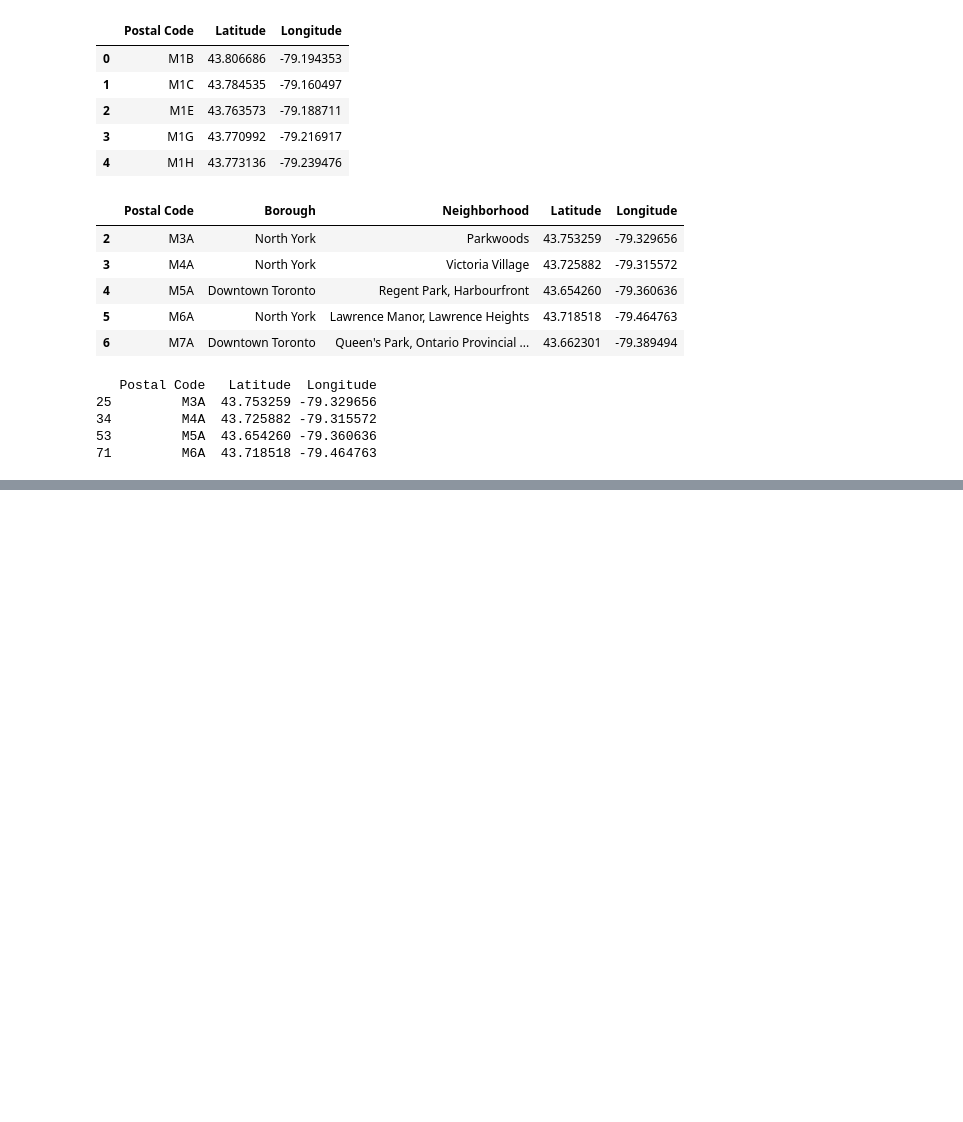
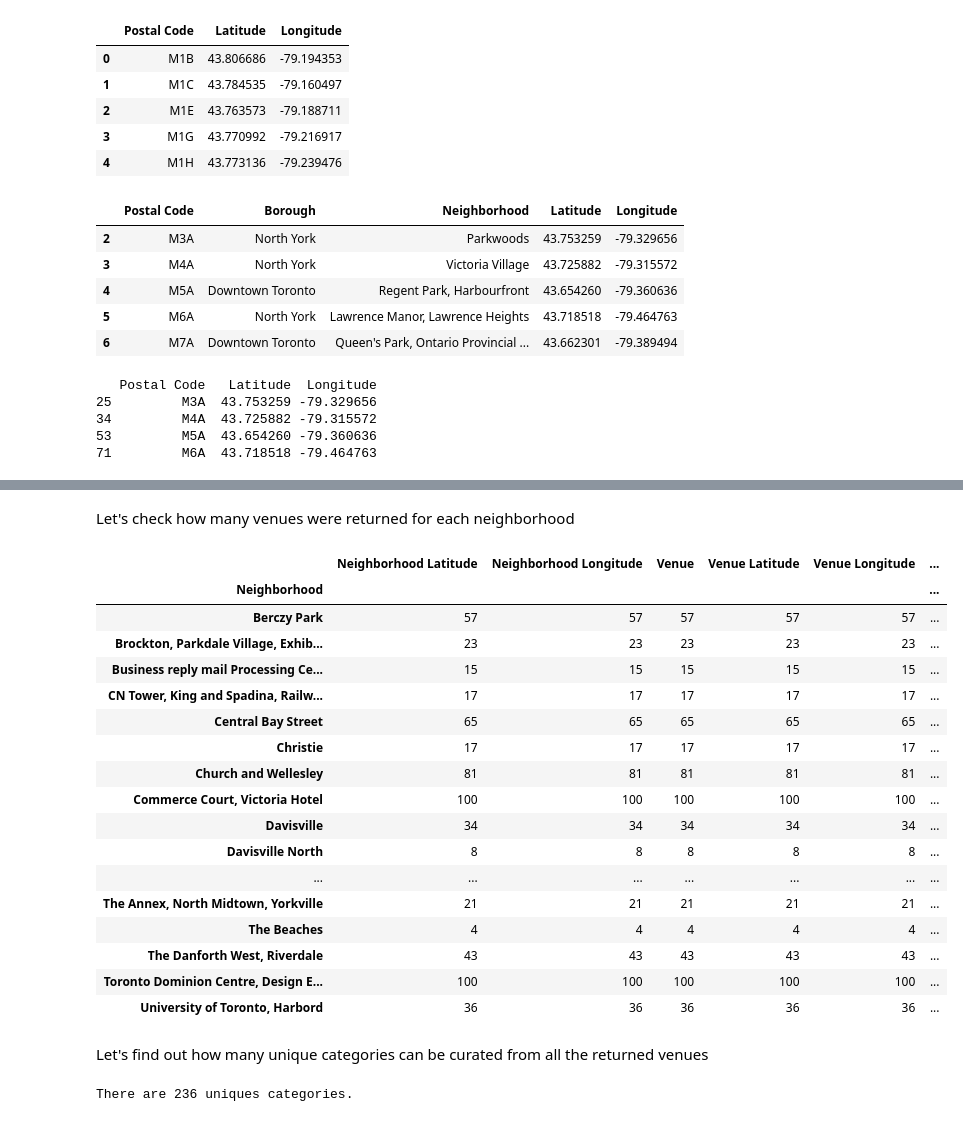
Before and after one commit to aminathshausan/Coursera_Capstone, a Jupyter notebook: Week 3: Neighborhoods in Tronto.ipynb, the cells around one changed output, grey strips where cells are left out. Drawn from its saved outputs; the diff is of its cells as text; code cells hidden in the pictures; blank space fills up the shorter version.

```diff
--- a/Week 3: Neighborhoods in Tronto.ipynb
+++ b/Week 3: Neighborhoods in Tronto.ipynb
@@ -98,0 +175,31 @@ print(loc_df.loc[loc_df['Postal Code'].isin(['M3A','M4A', 'M5A','M6A'])])
+# %%
+#This code did not work for me. So I used the above measurements given by Google
+#address = 'Tronto, Canada'
+
+#geolocator = Nominatim(user_agent="ny_explorer")
+#location = geolocator.geocode(address)
+#latitude = location.latitude
+#longitude = location.longitude
+#print('The geograpical coordinate of Toronto are {}, {}.'.format(latitude, longitude))
+#location
+
+latitude = 43.6532
+longitude= -79.3832
+# %%
+# create map of Toronto using latitude and longitude values above:
+map_toronto = folium.Map(location=[latitude, longitude], zoom_start=11)
+
+# add markers to map
+for lat, lng, label in zip(toronto_df['Latitude'], toronto_df['Longitude'], toronto_df['Neighborhood']):
+    label = folium.Popup(label, parse_html=True)
+    folium.CircleMarker(
+        [lat, lng],
+        radius=5,
+        popup=label,
+        color='blue',
+        fill=True,
+        fill_color='#3186cc',
+        fill_opacity=0.7,
+        parse_html=False).add_to(map_toronto)
+
+map_toronto
@@ -98,0 +264,9 @@ print(loc_df.loc[loc_df['Postal Code'].isin(['M3A','M4A', 'M5A','M6A'])])
+# %%
+# the function
+
+LIMIT = 100 # limit of number of venues returned by Foursquare API
+radius = 500 # define radius
+toronto_venues = getNearbyVenues(names=toronto_df['Neighborhood'],
+                                   latitudes=toronto_df['Latitude'],
+                                   longitudes=toronto_df['Longitude']
+                                  )
@@ -98,0 +304,29 @@ print(loc_df.loc[loc_df['Postal Code'].isin(['M3A','M4A', 'M5A','M6A'])])
+# %% [markdown]
+Let's check how many venues were returned for each neighborhood
+# %%
+toronto_venues.groupby('Neighborhood').count()
+# %% [output]
+|  | Neighborhood Latitude | Neighborhood Longitude | Venue | Venue Latitude | Venue Longitude | ... |
+| Neighborhood |  |  |  |  |  | ... |
+| Berczy Park | 57 | 57 | 57 | 57 | 57 | ... |
+| Brockton, Parkdale Village, Exhib... | 23 | 23 | 23 | 23 | 23 | ... |
+| Business reply mail Processing Ce... | 15 | 15 | 15 | 15 | 15 | ... |
+| CN Tower, King and Spadina, Railw... | 17 | 17 | 17 | 17 | 17 | ... |
+| Central Bay Street | 65 | 65 | 65 | 65 | 65 | ... |
+| Christie | 17 | 17 | 17 | 17 | 17 | ... |
+| Church and Wellesley | 81 | 81 | 81 | 81 | 81 | ... |
+| Commerce Court, Victoria Hotel | 100 | 100 | 100 | 100 | 100 | ... |
+| Davisville | 34 | 34 | 34 | 34 | 34 | ... |
+| Davisville North | 8 | 8 | 8 | 8 | 8 | ... |
+| ... | ... | ... | ... | ... | ... | ... |
+| The Annex, North Midtown, Yorkville | 21 | 21 | 21 | 21 | 21 | ... |
+| The Beaches | 4 | 4 | 4 | 4 | 4 | ... |
+| The Danforth West, Riverdale | 43 | 43 | 43 | 43 | 43 | ... |
+| Toronto Dominion Centre, Design E... | 100 | 100 | 100 | 100 | 100 | ... |
+| University of Toronto, Harbord | 36 | 36 | 36 | 36 | 36 | ... |
+# %% [markdown]
+Let's find out how many unique categories can be curated from all the returned venues
+# %%
+print('There are {} uniques categories.'.format(len(toronto_venues['Venue Category'].unique())))
+# %% [output]
+There are 236 uniques categories.
```
Also changed, not shown: parts of 47 cells of this notebook.
